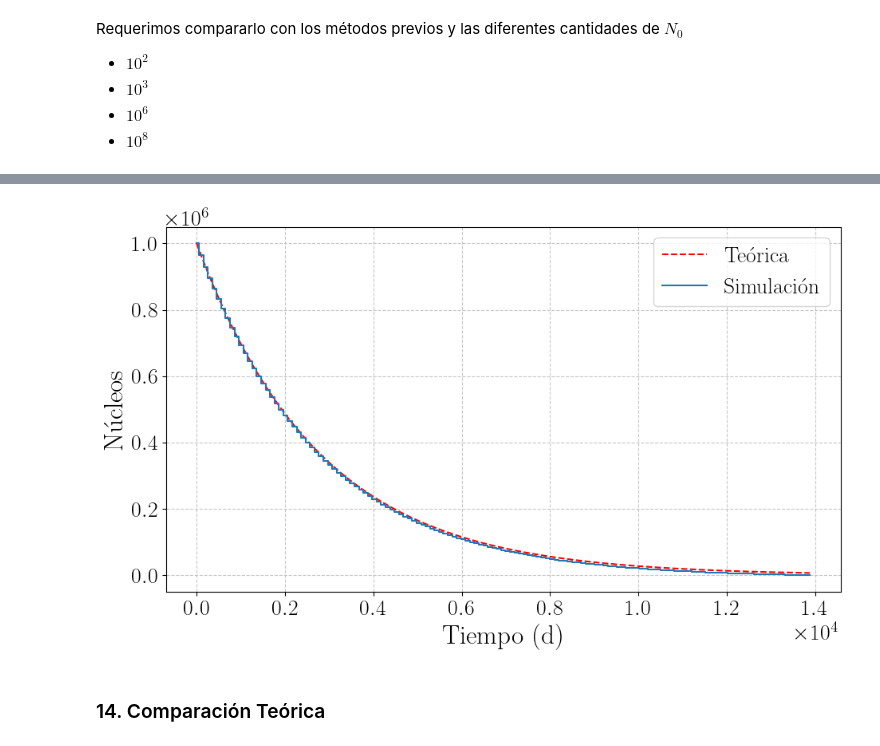
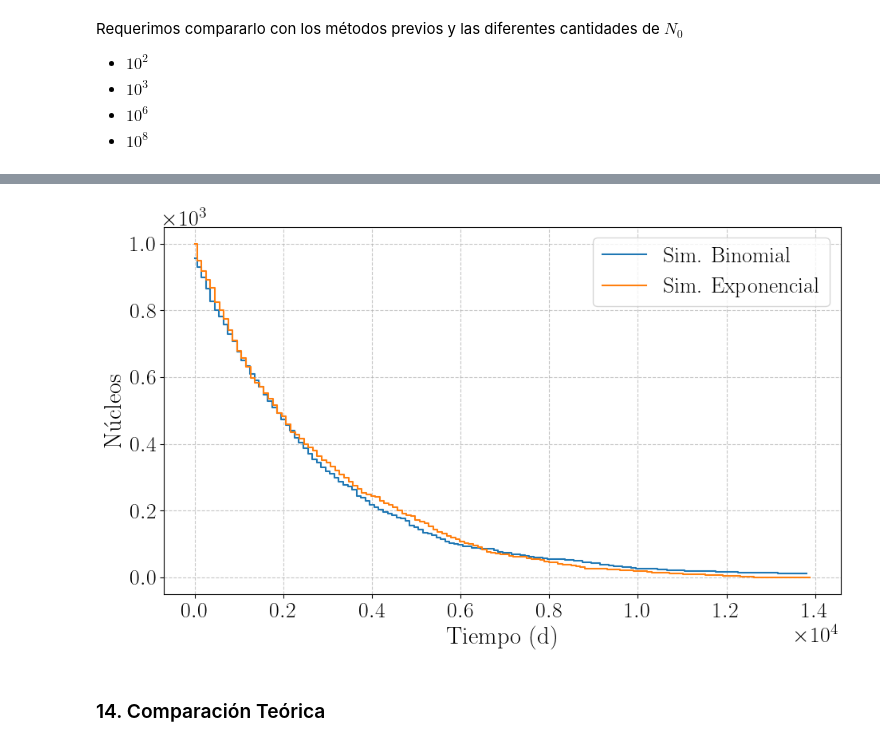
Before and after one commit to PinzonHarker/2024-II_InstrumentacionNuclear, a Jupyter notebook: 2_Taller_Radiactividad.ipynb, the cells around one changed output, grey strips where cells are left out. Cells and saved outputs as stored; diff of their text form; code cells hidden in the pictures.

```diff
--- a/2_Taller_Radiactividad.ipynb
+++ b/2_Taller_Radiactividad.ipynb
@@ -10,10 +10,13 @@ import matplotlib.pyplot as plt
 import random as rn
 from matplotlib.ticker import ScalarFormatter
 
+# Elegir el tamaño de fuente
+fontsize_ = 20
+
 # Activar el uso de
 plt.rcParams["text.usetex"] = True
 plt.rcParams["font.family"] = "Arial"
-plt.rcParams["font.size"] = 20
+plt.rcParams["font.size"] = fontsize_
 
 
 def plot_template(title=None, x_label=None, y_label=None, x_lim=None, y_lim=None):
@@ -38,10 +41,10 @@ def plot_template(title=None, x_label=None, y_label=None, x_lim=None, y_lim=None
 
     # Configuración de rótulos y unidades
     if title is not None:
-        ax.set_title(title, fontsize=24)  # Título con tamaño de fuente
+        ax.set_title(title, fontsize=fontsize_+2)  # Título con tamaño de fuente
 
-    ax.set_xlabel(x_label, fontsize=24)  # Eje x con rótulo y unidades
-    ax.set_ylabel(y_label, fontsize=24)  # Eje y con rótulo y unidades
+    ax.set_xlabel(x_label, fontsize=fontsize_+2)  # Eje x con rótulo y unidades
+    ax.set_ylabel(y_label, fontsize=fontsize_+2)  # Eje y con rótulo y unidades
 
     # Configuración de la escala y las dimensiones
     if x_lim is not None:
@@ -179,10 +189,12 @@ class decay:
     def S(self, t):
         return np.exp(-self.gamma * t)
 
-    def P(self, t):  # función de densidad de probabilidad de sobrevivir
-        return gamma * self.S(t)
+    def P(self, t):  # función de densidad de probabilidad de sobrevivir en el dt
+        return gamma * self.S(t) * self.period
 
-    def P_norm(self, t):
+    def P_norm(
+        self, t
+    ):  # Normalización de la función de probabilidad. Aquí cumple lo mismo que
         return self.P(t) / np.sum(self.P(self.times))
 
 
@@ -241,7 +248,7 @@ def simular_decaimiento(model, N):
     )  # Lista para almacenar el número de decaimientos
 
     # Ejecutamos la simulación tipo Montecarlo
-    for event in range(N):
+    for _ in range(N):
         r = rn.random()
         for case in np.arange(1, len(tiempos)):
             if r >= FDA_t[case - 1] and r < FDA_t[case]:
@@ -466,19 +504,21 @@ Requerimos compararlo con los métodos previos y las diferentes cantidades de $N
 # %%
-N = 1000000
-tiempos, decaimientos = simular_decaimiento(CoDecay, N)
-
+N = 1000
+tiempos, decaimientos = simular_decaimiento_binomial(CoDecay, N)
 sobreviven = [N - decaidos for decaidos in np.cumsum(decaimientos)]
 fig, ax = plot_template(
     y_label="Núcleos",
     x_label="Tiempo (d)",
 )
-ax.plot(tiempos, N * CoDecay.S(tiempos), color="red", ls="--", label="Teórica")
-ax.plot(tiempos, sobreviven, ds="steps-mid", label="Simulación")
+ax.plot(tiempos, sobreviven, ds="steps-mid", label="Sim. Binomial")
+
+tiempos, decaimientos = simular_decaimiento(CoDecay, N)
+sobreviven = [N - decaidos for decaidos in np.cumsum(decaimientos)]
+ax.plot(tiempos, sobreviven, ds="steps-mid", label="Sim. Exponencial")
 
 ax.legend()
 fig.show()
 # %% [output]
-[figure, old version]
+[figure, new version]
 # %% [markdown]
 ### 14. Comparación Teórica
 # %% [markdown]
```
Also changed, not shown: parts of 15 cells of this notebook, 1 other file.
